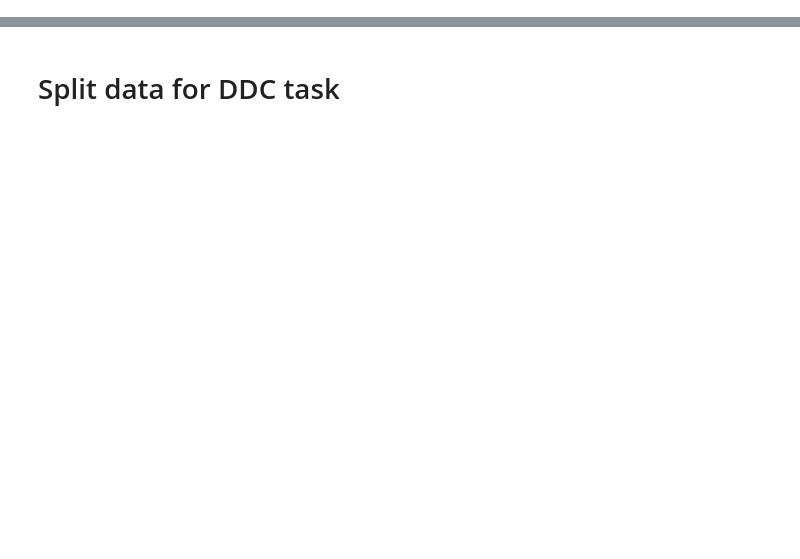
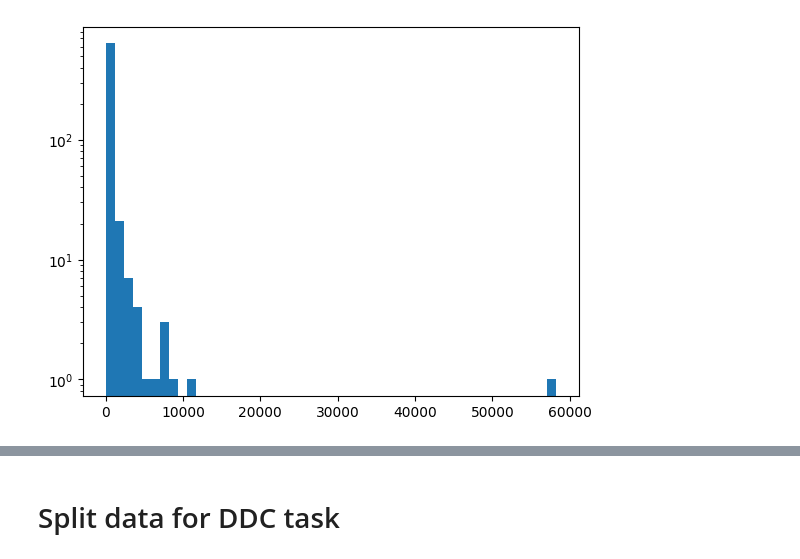
Before and after one commit to reginaib/AC-DTI, a Jupyter notebook: scripts/ds_bindingdb_preprocess.ipynb, the cells around one changed output, grey strips where cells are left out. Saved outputs shown, nothing was run; the diff lists cells and outputs as text; code cells hidden in the pictures; blank space fills up the shorter version.

```diff
--- a/scripts/ds_bindingdb_preprocess.ipynb
+++ b/scripts/ds_bindingdb_preprocess.ipynb
@@ -36,0 +44,2 @@ cliff_pairs_no_dup.shape
+# %%
+target_counts = pd.DataFrame(cliff_pairs_no_dup['target'].value_counts())
@@ -36,0 +63,8 @@ cliff_pairs_no_dup.shape
+# %%
+plt.hist(target_counts['counts'], bins=50, log=True)
+plt.xlabel('Value')
+plt.ylabel('Frequency')
+plt.title('Histogram of Counts on Log Scale')
+plt.show()
+# %% [output]
+[figure, added]
```
Also changed, not shown: parts of 9 cells of this notebook.
